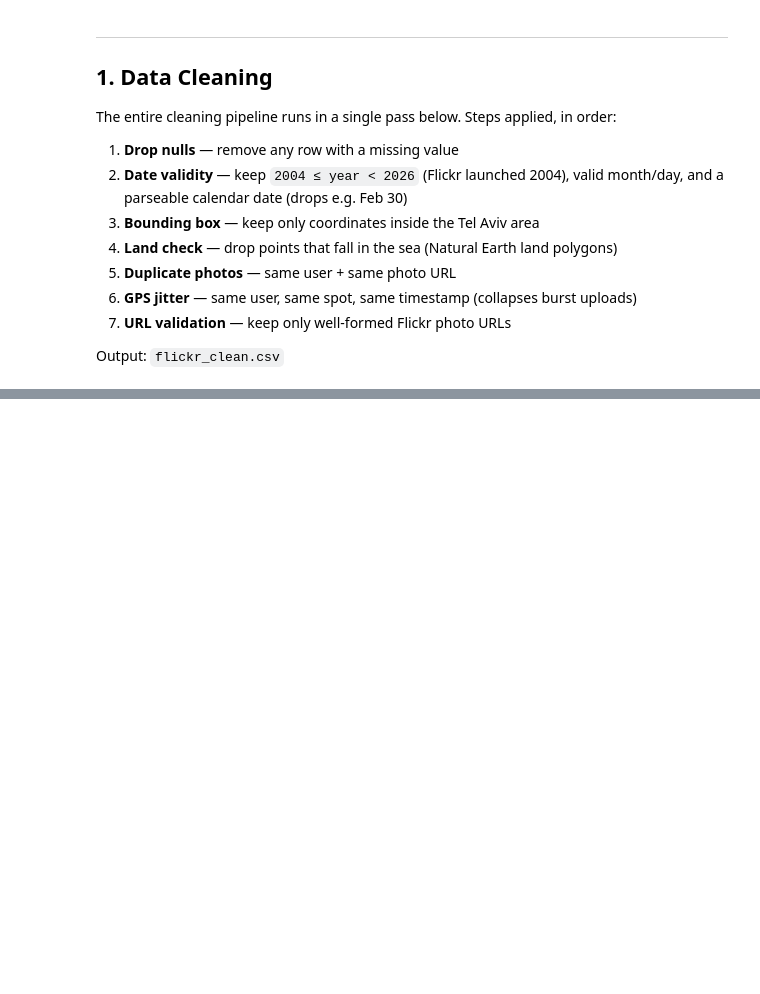
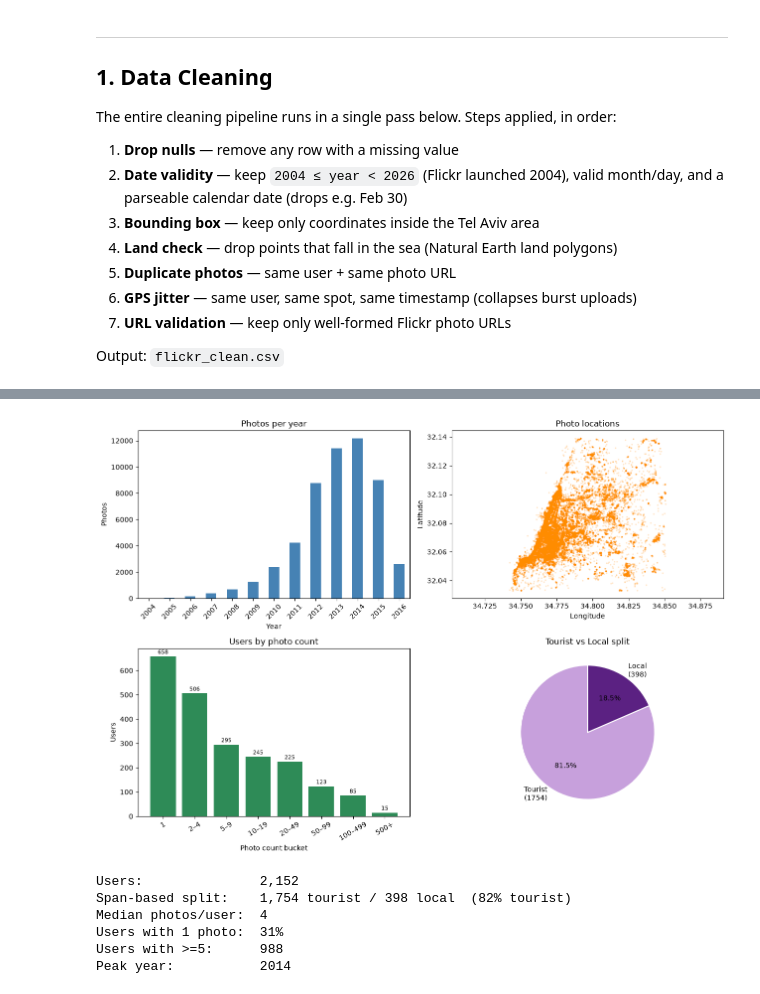
Before and after one commit to Ronenii/city-explorer, a Jupyter notebook: city_explorer.ipynb, the cells around one changed output, grey strips where cells are left out. Saved outputs shown, nothing was run; the diff lists cells and outputs as text; code cells hidden in the pictures; blank space fills up the shorter version.

```diff
--- a/city_explorer.ipynb
+++ b/city_explorer.ipynb
@@ -100,0 +110,68 @@ Saved -> flickr_clean.csv
+# %%
+# Reload the cleaned data so this section is self-contained
+eda = pd.read_csv(OUT_FILE)
+eda["date"] = pd.to_datetime(eda[["year", "month", "day"]])
+
+user_stats = eda.groupby("uid").agg(
+    n_photos=("flickr_url", "size"),
+    span_days=("date", lambda s: (s.max() - s.min()).days),
+).reset_index()
+
+fig, axes = plt.subplots(2, 2, figsize=(13, 9))
+
+# (a) Photos per year
+eda["year"].value_counts().sort_index().plot(kind="bar", ax=axes[0, 0], color="steelblue")
+axes[0, 0].set(title="Photos per year", xlabel="Year", ylabel="Photos")
+axes[0, 0].tick_params(axis="x", rotation=45)
+
+# (b) Spatial distribution of photos
+axes[0, 1].scatter(eda["lon"], eda["lat"], s=2, alpha=0.15, color="darkorange")
+axes[0, 1].set(title="Photo locations", xlabel="Longitude", ylabel="Latitude")
+axes[0, 1].set_aspect("equal", adjustable="datalim")
+
+# (c) Users by photo count — how many users fall in each bucket
+photo_bins   = [1, 2, 5, 10, 20, 50, 100, 500, 10_000]
+photo_labels = ["1", "2–4", "5–9", "10–19", "20–49", "50–99", "100–499", "500+"]
+photo_counts = [
+    ((user_stats["n_photos"] >= lo) & (user_stats["n_photos"] < hi)).sum()
+    for lo, hi in zip(photo_bins, photo_bins[1:])
+]
+axes[1, 0].bar(photo_labels, photo_counts, color="seagreen")
+axes[1, 0].set(title="Users by photo count", xlabel="Photo count bucket", ylabel="Users")
+axes[1, 0].tick_params(axis="x", rotation=30)
+for bar, val in zip(axes[1, 0].patches, photo_counts):
+    axes[1, 0].text(bar.get_x() + bar.get_width() / 2, bar.get_height() + 5,
+                    str(val), ha="center", va="bottom", fontsize=8)
+
+# (d) Tourist / local split — pie chart
+tourist_count = int((user_stats["span_days"] < 365).sum())
+local_count   = int((user_stats["span_days"] >= 365).sum())
+axes[1, 1].pie(
+    [tourist_count, local_count],
+    labels=[f"Tourist\n({tourist_count})", f"Local\n({local_count})"],
+    colors=["#c7a0dc", "#5b2182"],
+    autopct="%1.1f%%",
+    startangle=90,
+    wedgeprops={"edgecolor": "white", "linewidth": 1.5},
+)
+axes[1, 1].set_title("Tourist vs Local split")
+
+plt.tight_layout()
+plt.show()
+
+tourist = tourist_count
+local   = local_count
+print(f"Users:               {len(user_stats):,}")
+print(f"Span-based split:    {tourist:,} tourist / {local:,} local  ({tourist/len(user_stats)*100:.0f}% tourist)")
+print(f"Median photos/user:  {user_stats['n_photos'].median():.0f}")
+print(f"Users with 1 photo:  {(user_stats['n_photos'] == 1).mean()*100:.0f}%")
+print(f"Users with >=5:      {(user_stats['n_photos'] >= 5).sum():,}")
+print(f"Peak year:           {eda['year'].mode().iloc[0]}")
+# %% [output]
+[figure, added]
+Users:               2,152
+Span-based split:    1,754 tourist / 398 local  (82% tourist)
+Median photos/user:  4
+Users with 1 photo:  31%
+Users with >=5:      988
+Peak year:           2014
```
Also changed, not shown: parts of 3 cells of this notebook, 1 other file.
